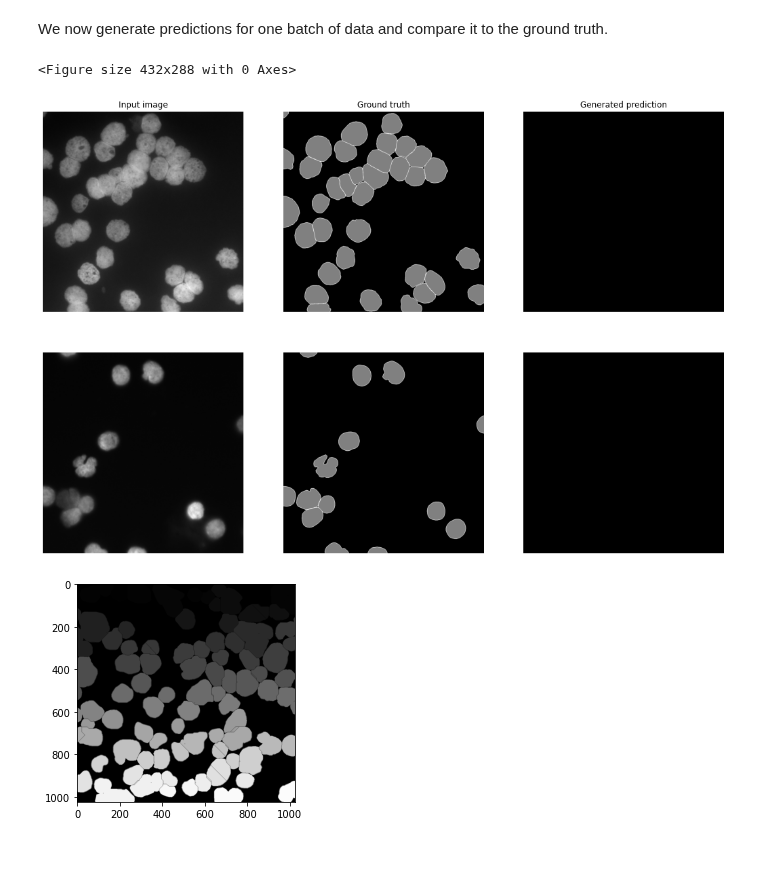
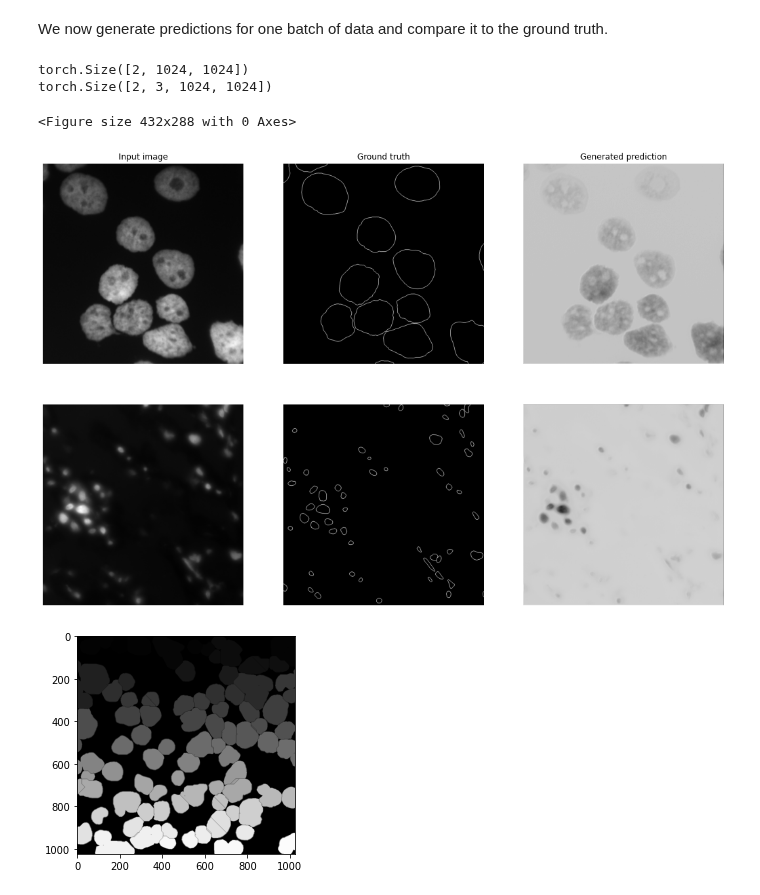
Before and after one commit to CRefice/ml-segmentation-project, a Jupyter notebook: notebook.ipynb, the cells around one changed output. Cells and saved outputs as stored; diff of their text form; code cells hidden in the pictures; blank space fills up the shorter version.

Commit message:
Implement (working) Dice loss

```diff
--- a/notebook.ipynb
+++ b/notebook.ipynb
@@ -150,6 +147,23 @@ Estimated Total Size (MB): 9154.37
 ----------------------------------------------------------------
 # %% [markdown]
 We first define the evaluation functions we'll be using during training.
+# %%
+def batch_dot(a, b):
+    batch_size = a.size()[0]
+    a = a.view(batch_size, 1, -1).float()
+    b = b.view(batch_size, -1, 1).float()
+    return a.bmm(b).squeeze()
+
+def batch_sum(a):
+    batch_size = a.size()[0]
+    return a.view(batch_size, -1).sum(dim = 1)
+
+def dice_loss(input, target):
+    eps = 0.0001
+    inter = batch_dot(input, target)
+    union = batch_sum(input ** 2) + batch_sum(target ** 2) + eps
+    t = (2 * inter.float() + eps) / union.float()
+    return 1 - t.mean()
 # %%
 def evaluate(model, loader, criterion):
     n_val = len(loader)
@@ -205,16 +219,3 @@ def train_model(model, optimizer, criterion, scheduler, num_epochs=25):
 
     model.load_state_dict(best_model_wts)
     return model
-# %%
-def combined_loss(criterion1, criterion2, mix=.5):
-    def loss(output, labels):
-        return mix * criterion1(output, labels) + (1 - mix) * criterion2(output, labels)
-
-    return loss
-
-
-# TGM's dice loss wants labels to be of the shape [N, H, W], whereas
-# BCE wants them as [N, C, H, W]. This is an adapter that receives vector
-# in the latter form and computes dice loss converting them to the former.
-def dice_loss(output, labels):
-    return tgm.losses.dice_loss(output, labels.squeeze().long())
@@ -242,8 +249,9 @@ torch.cuda.empty_cache()
 # Observe that all parameters are being optimized
 optimizer = torch.optim.Adam(model.parameters(), lr=LEARNING_RATE, weight_decay=WEIGHT_DECAY)
 if CLASS_NUMBER > 2:
-    weights = find_class_weights(full_dataset).to(device)
-    criterion = nn.CrossEntropyLoss(weights)
+    #weights = find_class_weights(full_dataset).to(device)
+    #criterion = nn.CrossEntropyLoss(weights)
+    criterion = dice_loss
 else:
     criterion = nn.BCEWithLogitsLoss()
 
@@ -291,20 +304,21 @@ def show_results(inputs, labels, outputs):
 
 def show_image(image):
     plt.imshow(image.squeeze())
-# %%
-inputs, labels = next(iter(val_loader))
-outputs = model.predict(inputs.to(device))
-
-output_np = outputs.numpy()
-output_squeeze = np.where(output_np[:,0,:,:],0,np.nan)
-for i in range(1, output_np.shape[1]):
-  output_squeeze = np.where(output_np[:,i,:,:],i,output_squeeze)
-
-
-show_results(inputs, labels, output_squeeze)
-# %% [output]
-<Figure size 432x288 with 0 Axes>
-[figure, removed]
+# %%
+inputs, labels = next(iter(val_loader))
+outputs = model.predict(inputs.to(device))
+
+print(labels.size())
+labels = torch.nn.functional.one_hot(labels).permute(0, 3, 1, 2)
+print(labels.size())
+
+class_idx = 2
+show_results(inputs, labels[:, class_idx], outputs[:, class_idx])
+# %% [output]
+torch.Size([2, 1024, 1024])
+torch.Size([2, 3, 1024, 1024])
+<Figure size 432x288 with 0 Axes>
+[figure, added]
 # %%
 def label_with_watershed(image, min_distance=50):
   """
```
Also changed, not shown: parts of 7 cells of this notebook.
